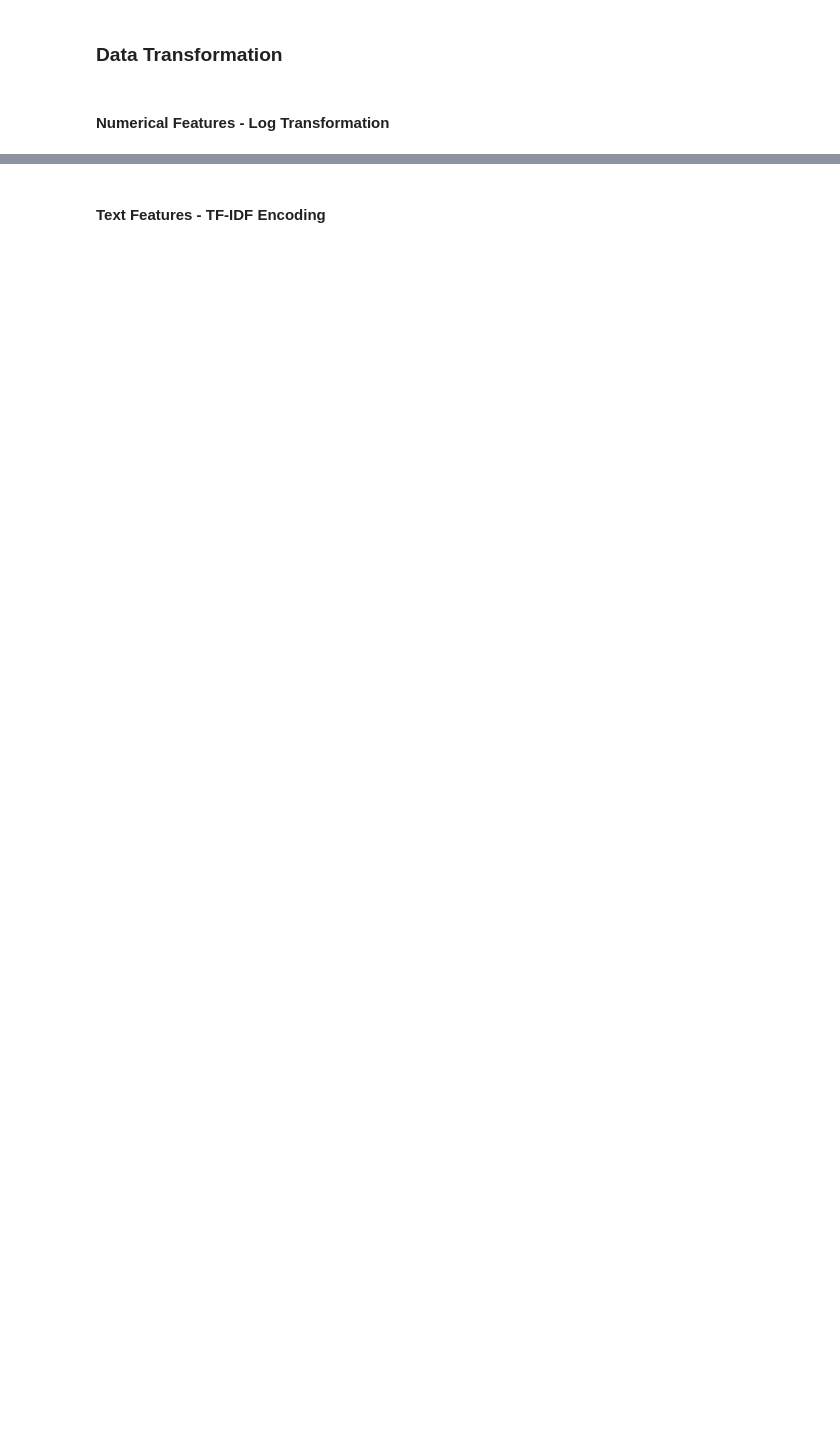
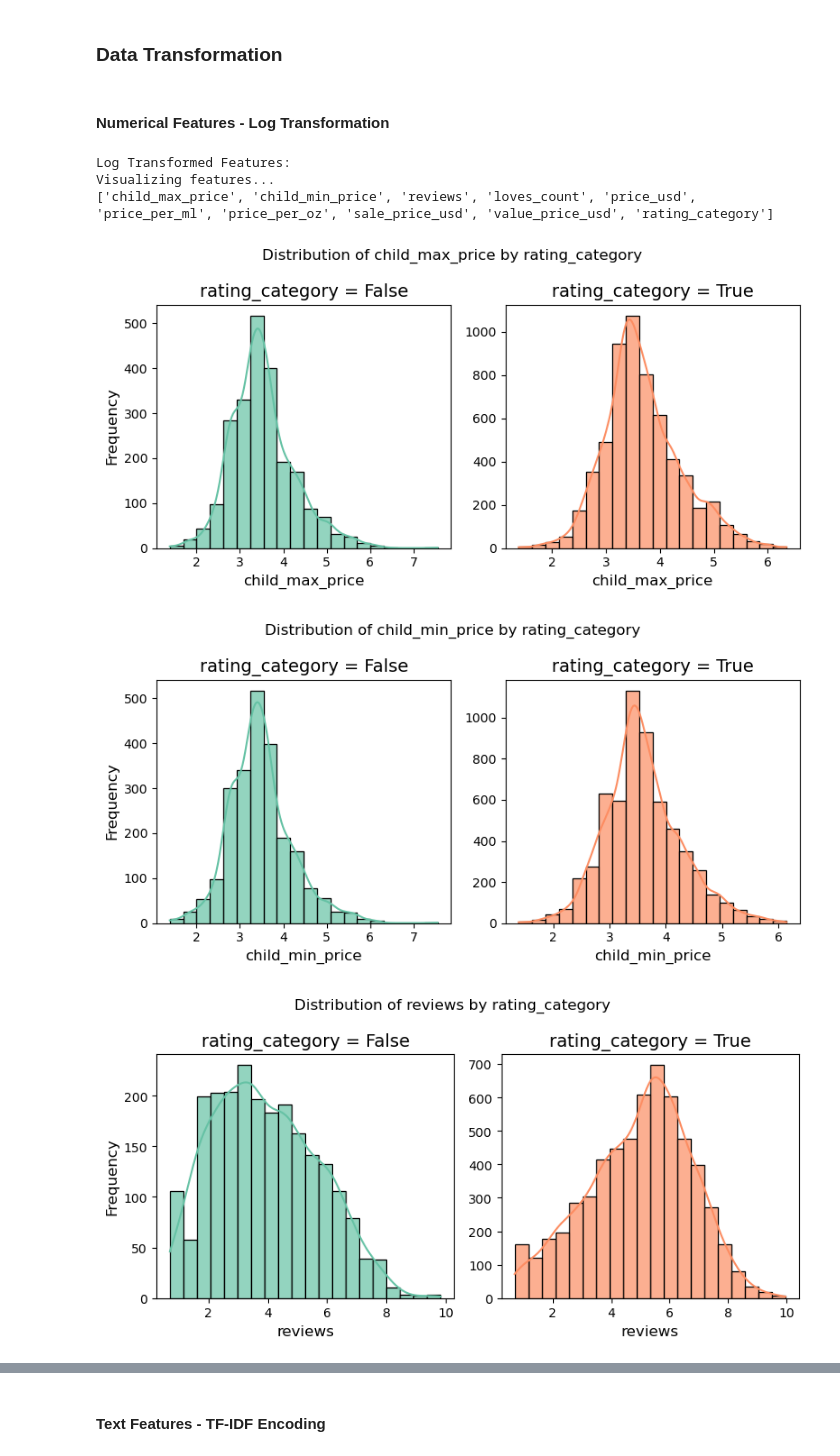
Before and after one commit to Geniusly-Stupid/Sephora-Data-Analysis-SI618, a Jupyter notebook: project_part3.ipynb, the cells around one changed output, grey strips where cells are left out. Drawn from its saved outputs; the diff is of its cells as text; code cells hidden in the pictures; blank space fills up the shorter version.

```diff
--- a/project_part3.ipynb
+++ b/project_part3.ipynb
@@ -377,18 +407,25 @@ def visualize_features(df, features, bins=20):
     None
     """
     print("Visualizing features...")
-    print(features + ["review_rating"])
-    visualize_sephora_data_by_target(df[features + ["review_rating"]], categorical_features=[], \
-        numerical_features=features, target="review_rating")
+    print(features + ["rating_category"])
+    visualize_sephora_data_by_target(df[features + ["rating_category"]], categorical_features=[], \
+        numerical_features=features, target="rating_category")
 # %%
 # Apply log transformation
 
-features_to_transform = ['child_max_price', 'child_min_price', 'product_rating',
+features_to_transform = ['child_max_price', 'child_min_price',
                     'reviews', 'loves_count', 'price_usd', 'price_per_ml',
                     'price_per_oz', 'sale_price_usd', 'value_price_usd']
 
-Sephora_df = apply_log_transformation(Sephora_df, features_to_transform)
+product_df = apply_log_transformation(product_df, features_to_transform)
 
 # Visualize transformed features
 print("Log Transformed Features:")
-visualize_features(Sephora_df, features_to_transform)
+visualize_features(product_df, features_to_transform)
+# %% [output]
+Log Transformed Features:
+Visualizing features...
+['child_max_price', 'child_min_price', 'reviews', 'loves_count', 'price_usd', 'price_per_ml', 'price_per_oz', 'sale_price_usd', 'value_price_usd', 'rating_category']
+[figure, added]
+[figure, added]
+[figure, added]
```
Also changed, not shown: parts of 32 cells of this notebook.
